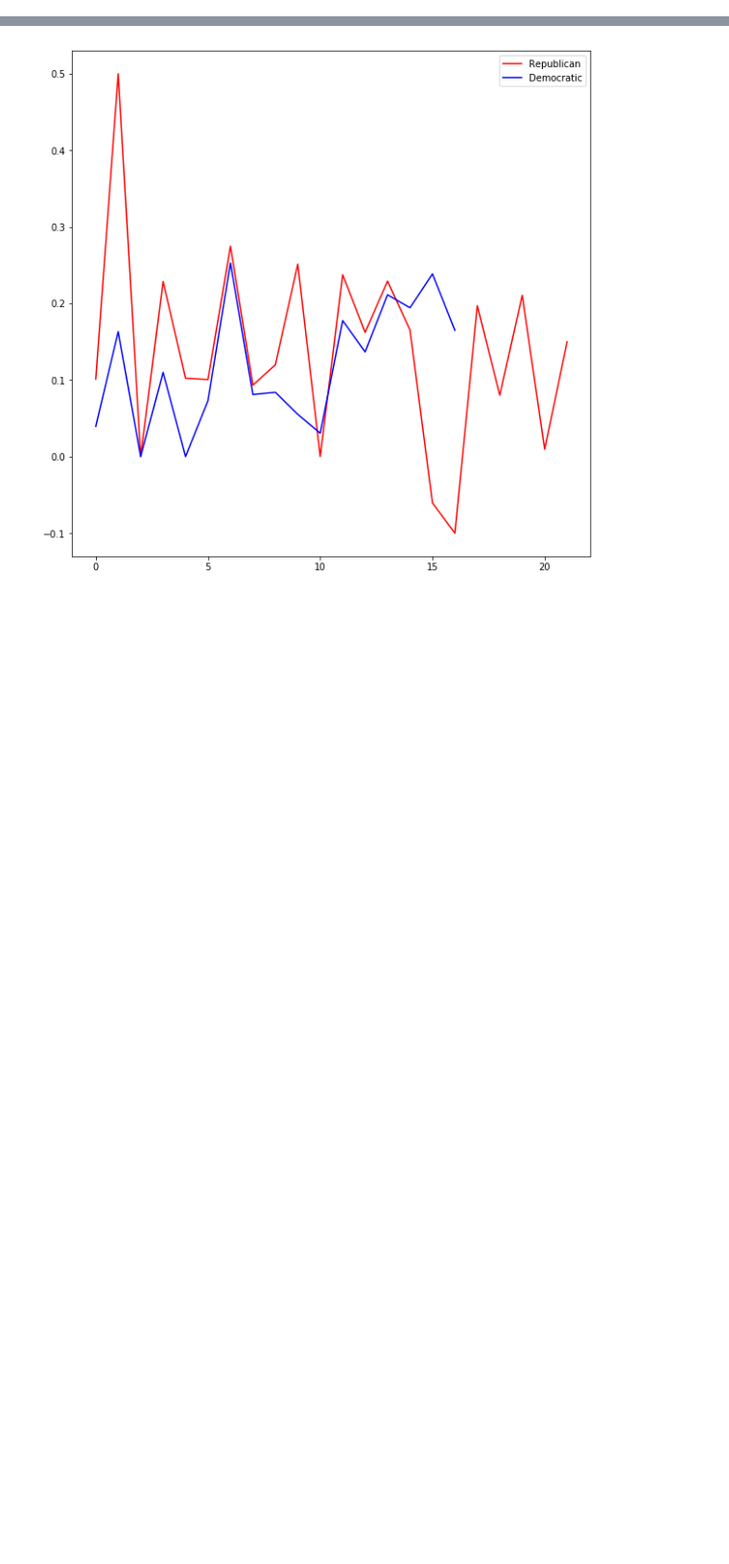
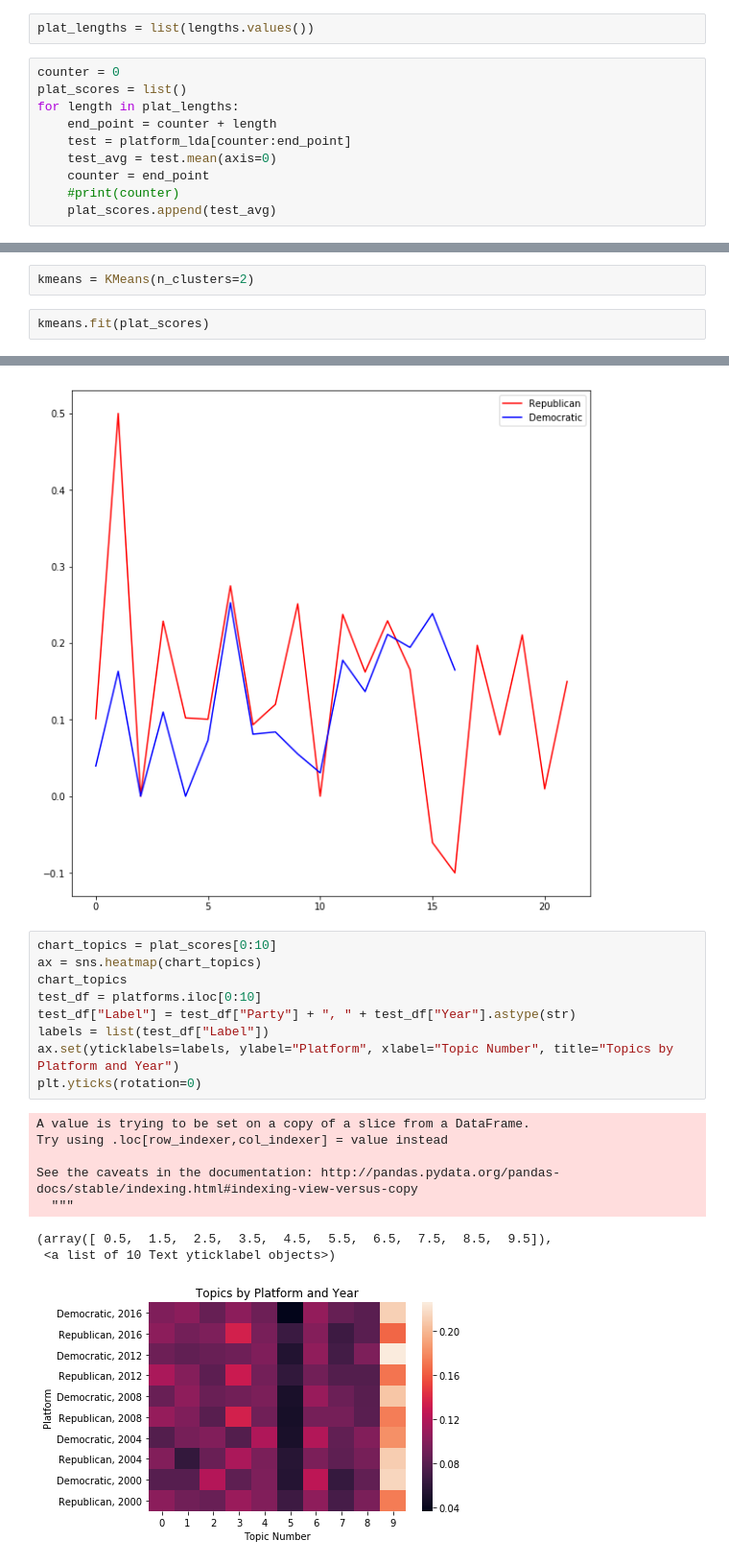
Before and after one commit to dgilbs/presidential_speeches, a Jupyter notebook: data_analysis.ipynb, the cells around one changed output, grey strips where cells are left out. Shown at 96% size. Saved outputs shown, nothing was run; the diff lists cells and outputs as text; blank space fills up the shorter version.

```diff
--- a/data_analysis.ipynb
+++ b/data_analysis.ipynb
@@ -387,0 +384,12 @@ print(dem_avg)
+# %%
+plat_lengths = list(lengths.values())
+# %%
+counter = 0
+plat_scores = list()
+for length in plat_lengths:
+    end_point = counter + length
+    test = platform_lda[counter:end_point]
+    test_avg = test.mean(axis=0)
+    counter = end_point
+    #print(counter)
+    plat_scores.append(test_avg)
@@ -459,0 +506,4 @@ will american new must america states can health support work
+# %%
+kmeans = KMeans(n_clusters=2)
+# %%
+kmeans.fit(plat_scores)
@@ -581,3 +640,21 @@ plt.legend()
 # %% [output]
 <matplotlib.legend.Legend at 0x...>
 [figure]
+# %%
+chart_topics = plat_scores[0:10]
+ax = sns.heatmap(chart_topics)
+chart_topics
+test_df = platforms.iloc[0:10]
+test_df["Label"] = test_df["Party"] + ", " + test_df["Year"].astype(str)
+labels = list(test_df["Label"])
+ax.set(yticklabels=labels, ylabel="Platform", xlabel="Topic Number", title="Topics by Platform and Year")
+plt.yticks(rotation=0)
+# %% [output]
+A value is trying to be set on a copy of a slice from a DataFrame.
+Try using .loc[row_indexer,col_indexer] = value instead
+
+See the caveats in the documentation: http://pandas.pydata.org/pandas-docs/stable/indexing.html#indexing-view-versus-copy
+  """
+(array([ 0.5,  1.5,  2.5,  3.5,  4.5,  5.5,  6.5,  7.5,  8.5,  9.5]),
+ <a list of 10 Text yticklabel objects>)
+[figure, added]
```
Also changed, not shown: parts of 28 cells of this notebook, 1 other file.
